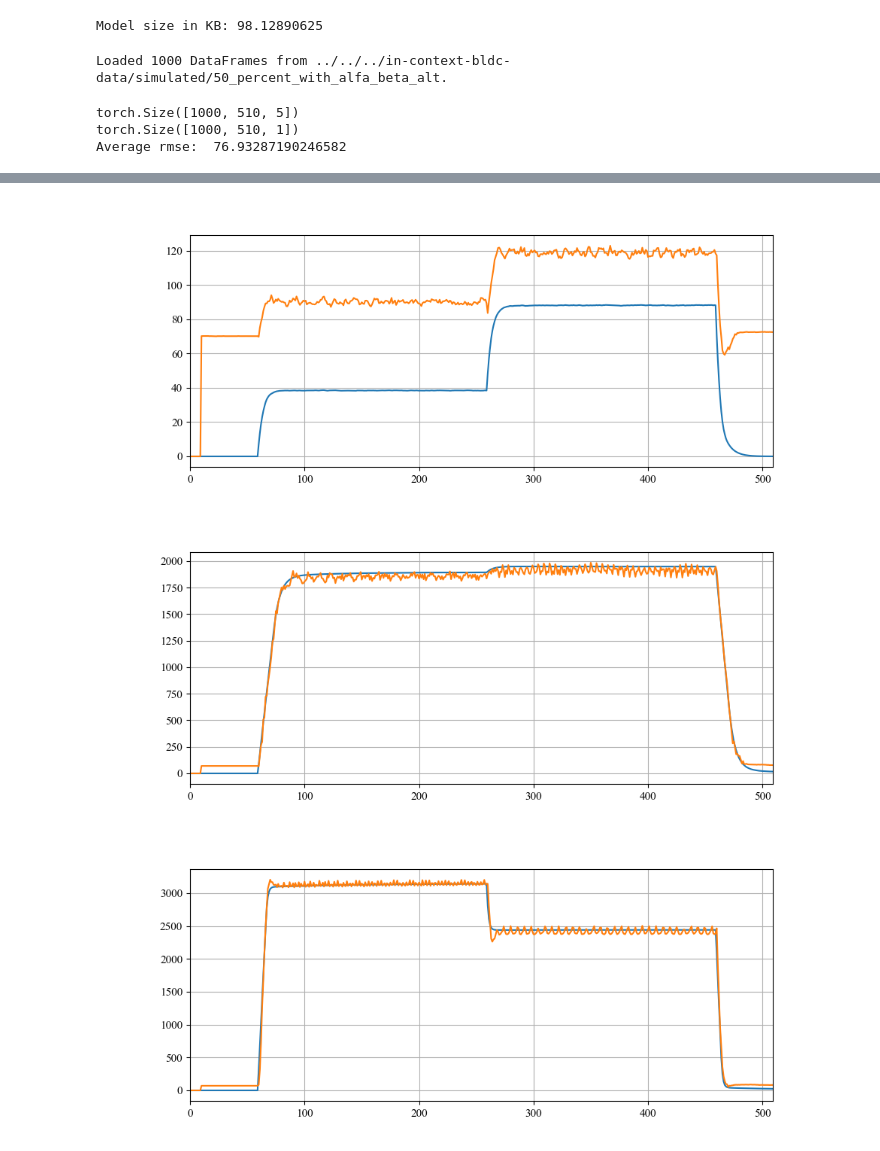
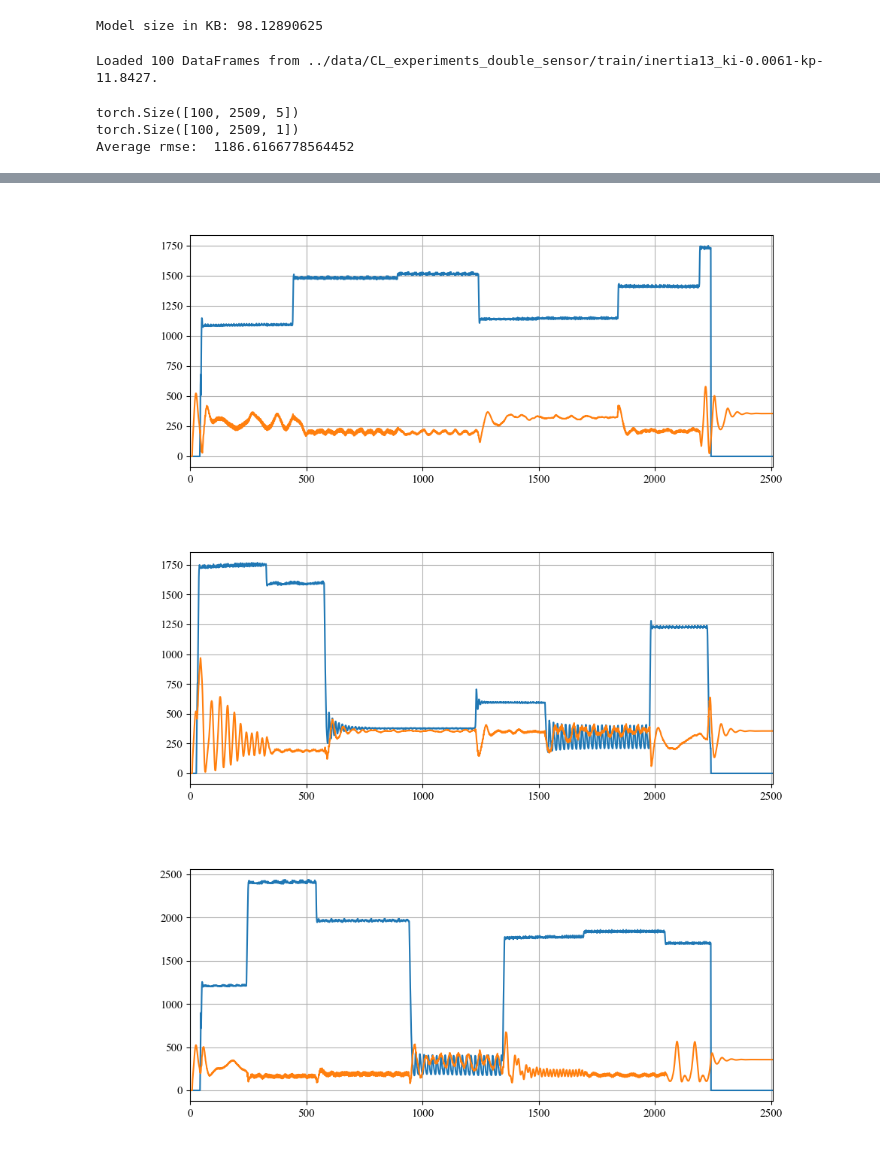
Before and after one commit to buswayne/in-context-bldc, a Jupyter notebook: speed_estimator/test_zerostep_new.ipynb, the cells around one changed output, grey strips where cells are left out. Drawn from its saved outputs; the diff is of its cells as text; code cells hidden in the pictures.

```diff
--- a/speed_estimator/test_zerostep_new.ipynb
+++ b/speed_estimator/test_zerostep_new.ipynb
@@ -35,8 +35,8 @@ model_name = "ckpt_50pct_recursive_h10_n10.pt"
 # folder_path = '../data/CL_experiments/test/inertia04_ki-0.0061-kp-11.8427'
 # folder_path = '../../../in-context-bldc/data/simulated/10_percent'
 # folder_path = '../../../in-context-bldc/data/simulated/50_percent_longer_steps'
-# folder_path = '../data/CL_experiments_double_sensor/train/inertia13_ki-0.0061-kp-11.8427'
-folder_path = '../../../in-context-bldc-data/simulated/50_percent_with_alfa_beta_alt'
+folder_path = '../data/CL_experiments_double_sensor/train/inertia13_ki-0.0061-kp-11.8427'
+# folder_path = '../../../in-context-bldc-data/simulated/50_percent_with_alfa_beta_alt'
 
 # Compute settings
 cuda_device = "cuda:0"
@@ -161,7 +161,7 @@ dataloader = DataLoader(dataset_exp, batch_size=batch_size, shuffle=True)
 # b, tt, _ = batch_y.shape
 # print(b, tt)
 # %% [output]
-Loaded 1000 DataFrames from ../../../in-context-bldc-data/simulated/50_percent_with_alfa_beta_alt.
+Loaded 100 DataFrames from ../data/CL_experiments_double_sensor/train/inertia13_ki-0.0061-kp-11.8427.
 # %%
 H = exp_data["cfg"].seq_len
 # %%
@@ -218,12 +218,12 @@ with torch.no_grad():
         # at time instant j
         if j < H:
             input_val = u_full_all[:, :j+1, :]
-            # input_val[:, :j+1, 4] = last_omega[:,-j-1:,0]
+            input_val[:, :j+1, 4] = last_omega[:,-j-1:,0]
 
             pred = model(input_val)
         else:
             input_val = u_full_all[:,j-H+1:j+1, :]
-            # input_val[:,:, 4] = last_omega[:,:,0]
+            input_val[:,:, 4] = last_omega[:,:,0]
 
             pred = model(input_val)
 
@@ -256,6 +256,6 @@ for i in range(10):
     plt.plot(y_pred_np[i])
     plt.show()
 # %% [output]
-torch.Size([1000, 510, 5])
-torch.Size([1000, 510, 1])
-Average rmse:  76.93287190246582
+torch.Size([100, 2509, 5])
+torch.Size([100, 2509, 1])
+Average rmse:  1186.6166778564452
@@ -266,3 +266,3 @@ Average rmse:  76.93287190246582
-[figure, old version]
+[figure, new version]
-[figure, old version]
+[figure, new version]
-[figure, old version]
+[figure, new version]
```
Also changed, not shown: parts of 1 cell of this notebook.
